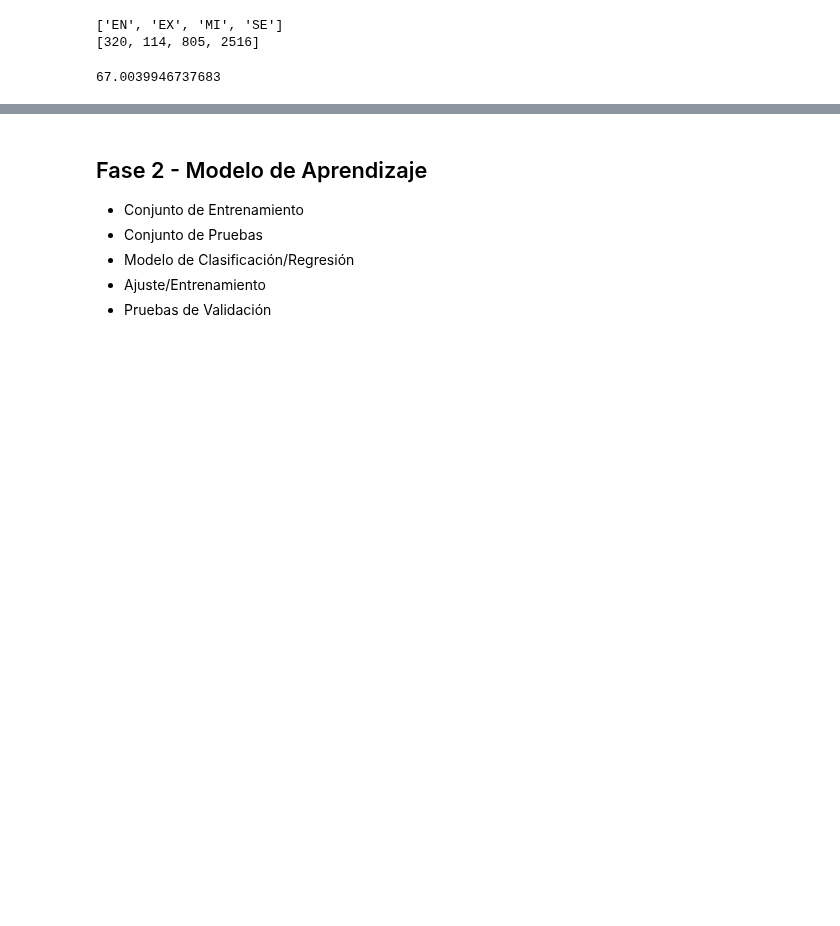
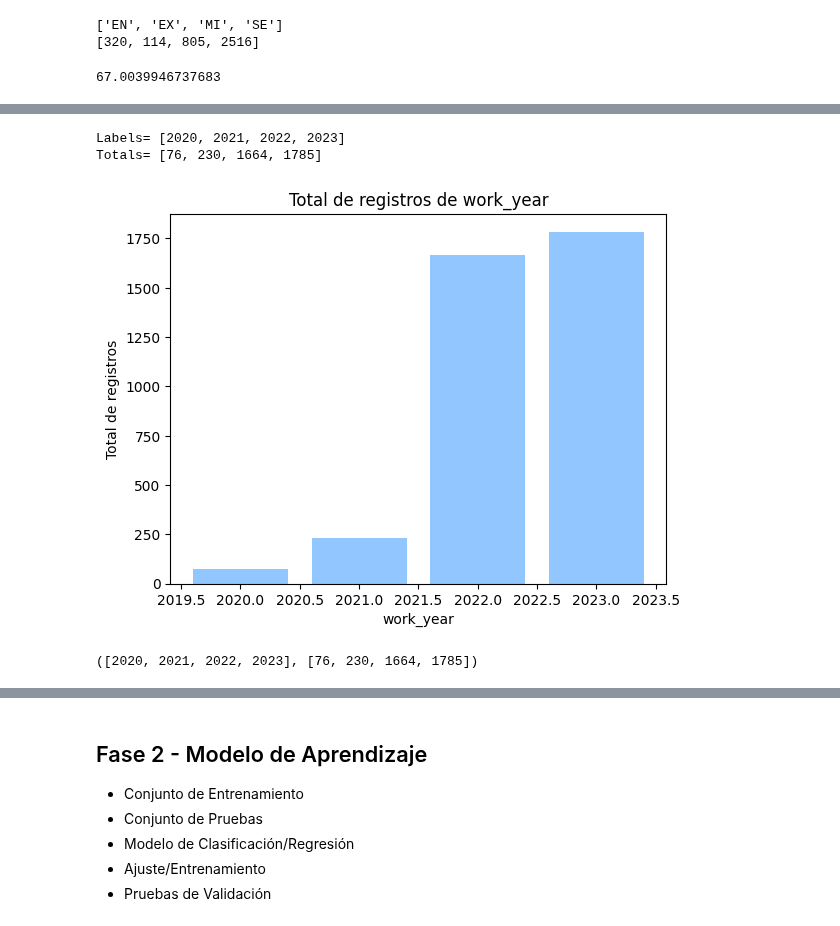
Before and after one commit to Ramssesdlsm/Machine-Learning-CIC, a Jupyter notebook: Libretas/P206.ipynb, the cells around one changed output, grey strips where cells are left out. Saved outputs shown, nothing was run; the diff lists cells and outputs as text; code cells hidden in the pictures; blank space fills up the shorter version.

```diff
--- a/Libretas/P206.ipynb
+++ b/Libretas/P206.ipynb
@@ -97,0 +100,21 @@ plt.show()
+# %%
+def viz_total_registros(columna):
+    data["count"] = 1
+    counts = data.groupby(columna).count()["count"]
+    labels = list(counts.index)
+    totals = list(counts.values)
+    print("Labels=", labels)
+    print("Totals=", totals)
+    plt.bar(labels, totals)
+    plt.title(f"Total de registros de {columna}")
+    plt.xlabel(columna)
+    plt.ylabel("Total de registros")
+    plt.show()
+    return labels, totals
+# %%
+viz_total_registros("work_year")
+# %% [output]
+Labels= [2020, 2021, 2022, 2023]
+Totals= [76, 230, 1664, 1785]
+[figure, added]
+([2020, 2021, 2022, 2023], [76, 230, 1664, 1785])
```
Also changed, not shown: parts of 6 cells of this notebook.
